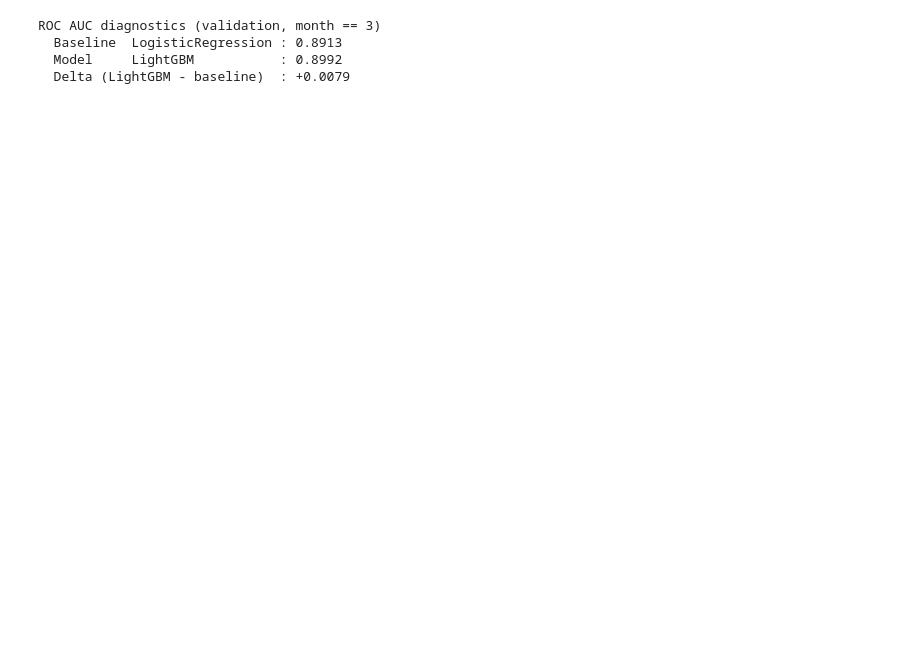
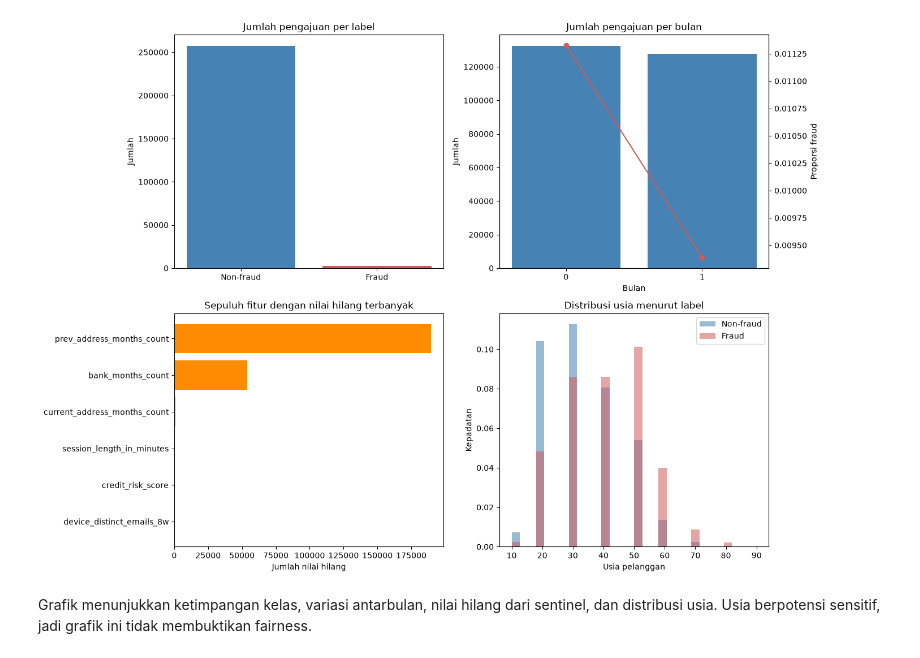
Before and after one commit to AkhtarAbraar/Bank-Fraud-Prediction-Model, a Jupyter notebook: kasus-a.ipynb, the cells around one changed output. Saved outputs shown, nothing was run; the diff lists cells and outputs as text; code cells hidden in the pictures; blank space fills up the shorter version.

Commit message:
Update and swap model

```diff
--- a/kasus-a.ipynb
+++ b/kasus-a.ipynb
@@ -36,7 +51,9 @@ if not DATA_PATH.exists():
 
 df = pd.read_csv(DATA_PATH)
 df = df[df["month"].isin([0, 1, 2, 3])].reset_index(drop=True)
+eda_df = df[df["month"].isin([0, 1])].copy()
 
 assert set(df["month"].unique()) == {0, 1, 2, 3}, sorted(df["month"].unique())
-print(f"Rows after month 0-3 filter: {len(df):,}")
+print(f"Baris setelah filter bulan 0-3: {len(df):,}")
+show_note("Bagian berikut memeriksa keseimbangan kelas, nilai hilang, jumlah pengajuan per bulan, dan usia. Ringkasannya hanya memakai bulan pelatihan 0 dan 1.")
 # %% [output]
@@ -98,9 +146,18 @@ SENTINEL_COLS = [
 ]
 
 for col in SENTINEL_COLS:
-    assert (df[col] == -1).any(), f"expected -1 sentinel in {col}"
+    assert (eda_df[col] == -1).any(), f"expected -1 sentinel in fit months for {col}"
     df[col] = df[col].mask(df[col] == -1, np.nan)
 
-print("Converted -1 -> NaN, resulting missing counts:")
-print(df[SENTINEL_COLS].isna().sum().to_string())
+eda_df = df[df["month"].isin([0, 1])].copy()
+sentinel_summary = (
+    eda_df[SENTINEL_COLS]
+    .isna()
+    .sum()
+    .rename("Missing rows")
+    .to_frame()
+)
+print("Nilai hilang setelah konversi sentinel")
+display(sentinel_summary)
+show_note("Grafik berikut hanya merangkum data pelatihan. Nilai sentinel hanya diubah pada enam kolom yang tercantum dalam datasheet.")
 # %% [output]
@@ -271,10 +173,41 @@ LightGBM ROC AUC (valid): 0.8992
-# %%
-print("ROC AUC diagnostics (validation, month == 3)")
-print(f"  Baseline  LogisticRegression : {auc_baseline:.4f}")
-print(f"  Model     LightGBM           : {auc_lgbm:.4f}")
-print(f"  Delta (LightGBM - baseline)  : {auc_lgbm - auc_baseline:+.4f}")
-# %% [output]
-ROC AUC diagnostics (validation, month == 3)
-  Baseline  LogisticRegression : 0.8913
-  Model     LightGBM           : 0.8992
-  Delta (LightGBM - baseline)  : +0.0079
+# %%
+fig, axes = plt.subplots(2, 2, figsize=(14, 10))
+
+class_counts = eda_df["fraud_bool"].value_counts().reindex([0, 1], fill_value=0)
+axes[0, 0].bar(["Non-fraud", "Fraud"], class_counts.values, color=["steelblue", "indianred"])
+axes[0, 0].set_title("Jumlah pengajuan per label")
+axes[0, 0].set_ylabel("Jumlah")
+
+monthly = eda_df.groupby("month")["fraud_bool"].agg(["size", "mean"])
+axes[0, 1].bar(monthly.index.astype(str), monthly["size"], color="steelblue")
+axes[0, 1].set_title("Jumlah pengajuan per bulan")
+axes[0, 1].set_xlabel("Bulan")
+axes[0, 1].set_ylabel("Jumlah")
+rate_axis = axes[0, 1].twinx()
+rate_axis.plot(monthly.index.astype(str), monthly["mean"], color="indianred", marker="o")
+rate_axis.set_ylabel("Proporsi fraud")
+
+missing_counts = eda_df.isna().sum().loc[lambda values: values > 0].sort_values(ascending=False).head(10)
+if missing_counts.empty:
+    axes[1, 0].text(0.5, 0.5, "Tidak ada nilai hilang", ha="center", va="center")
+    axes[1, 0].set_axis_off()
+else:
+    axes[1, 0].barh(missing_counts.index[::-1], missing_counts.values[::-1], color="darkorange")
+    axes[1, 0].set_title("Sepuluh fitur dengan nilai hilang terbanyak")
+    axes[1, 0].set_xlabel("Jumlah nilai hilang")
+
+for label, color, name in [(0, "steelblue", "Non-fraud"), (1, "indianred", "Fraud")]:
+    age_values = eda_df.loc[eda_df["fraud_bool"] == label, "customer_age"].dropna()
+    axes[1, 1].hist(age_values, bins=30, alpha=0.55, color=color, label=name, density=True)
+axes[1, 1].set_title("Distribusi usia menurut label")
+axes[1, 1].set_xlabel("Usia pelanggan")
+axes[1, 1].set_ylabel("Kepadatan")
+axes[1, 1].legend()
+
+fig.tight_layout()
+plt.show()
+plt.close(fig)
+show_note("Grafik menunjukkan ketimpangan kelas, variasi antarbulan, nilai hilang dari sentinel, dan distribusi usia. Usia berpotensi sensitif, jadi grafik ini tidak membuktikan fairness.")
+# %% [output]
+[figure, added]
+Grafik menunjukkan ketimpangan kelas, variasi antarbulan, nilai hilang dari sentinel, dan distribusi usia. Usia berpotensi sensitif, jadi grafik ini tidak membuktikan fairness.
```
Also changed, not shown: parts of 30 cells of this notebook, 3 other files.
